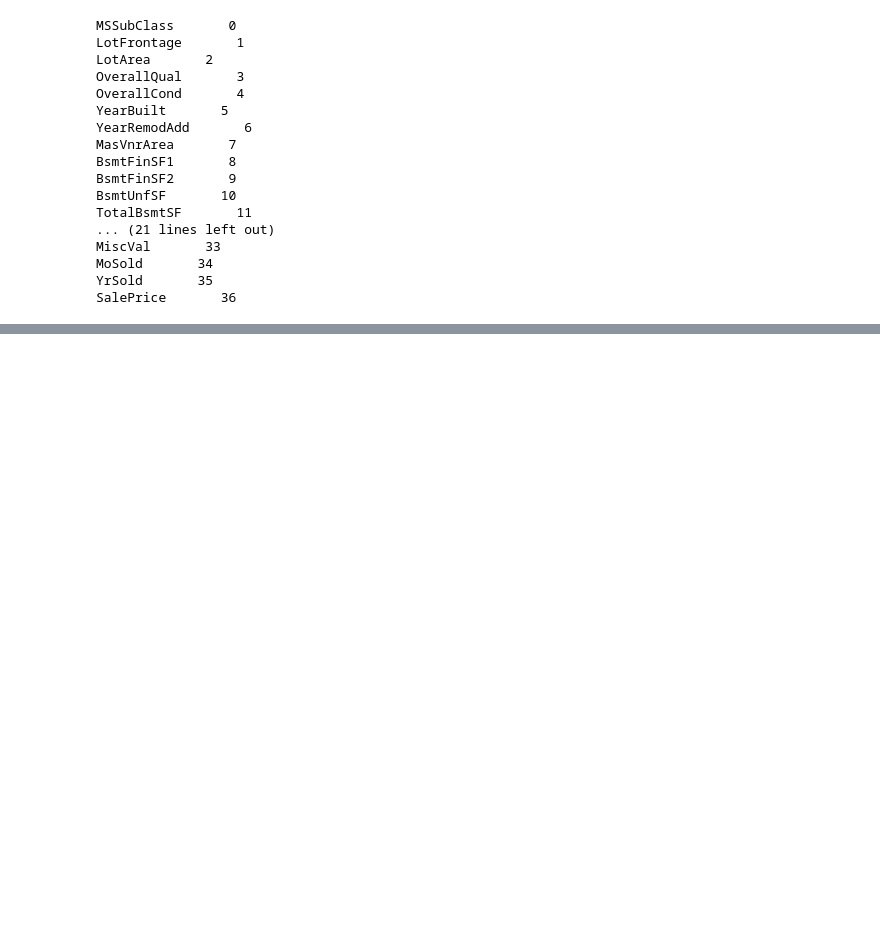
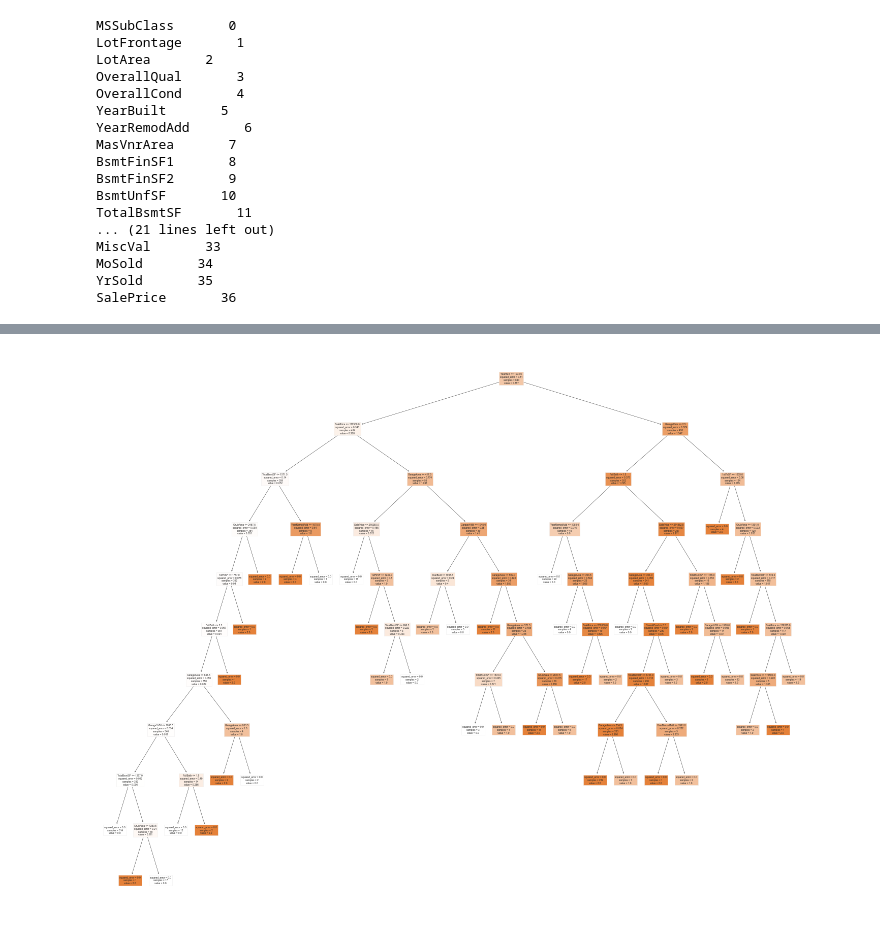
Before and after one commit to ElGutiz/Miner-a-HT3, a Jupyter notebook: Mineria de Datos-HDT3.ipynb, the cells around one changed output, grey strips where cells are left out. Saved outputs shown, nothing was run; the diff lists cells and outputs as text; code cells hidden in the pictures; blank space fills up the shorter version.

```diff
--- a/Mineria de Datos-HDT3.ipynb
+++ b/Mineria de Datos-HDT3.ipynb
@@ -774,0 +871,9 @@ SalePrice       36
+# %%
+from sklearn import tree
+
+fig = plt.figure(figsize= (25, 20)) #Le indicamos las dimensiones del gráfico
+
+tree.plot_tree(dtReg, feature_names = list(arbolDF.columns), class_names=['0','1','2'], filled=True)
+plt.show()
+# %% [output]
+[figure, added]
```
Also changed, not shown: parts of 12 cells of this notebook, 2 other files.
